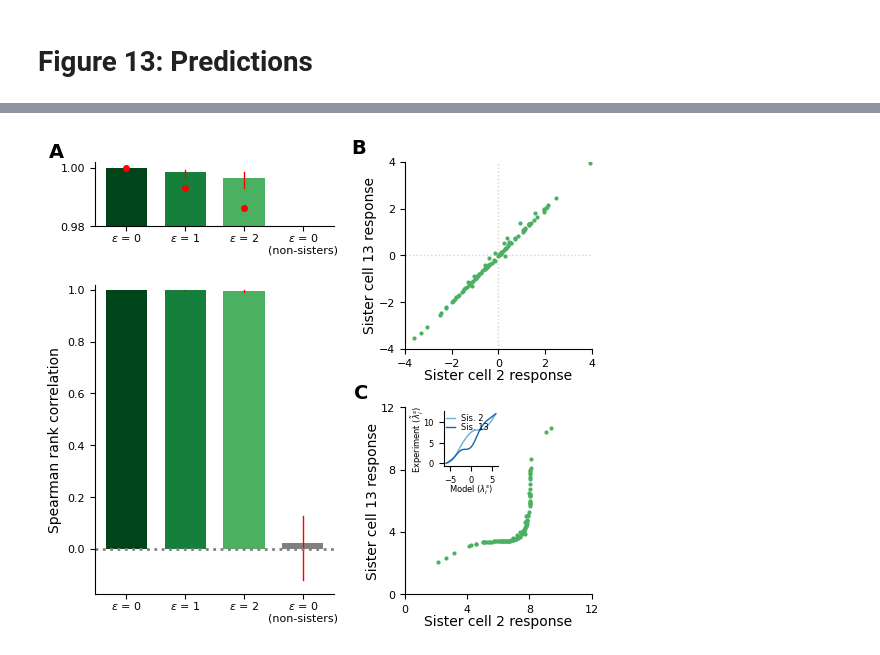
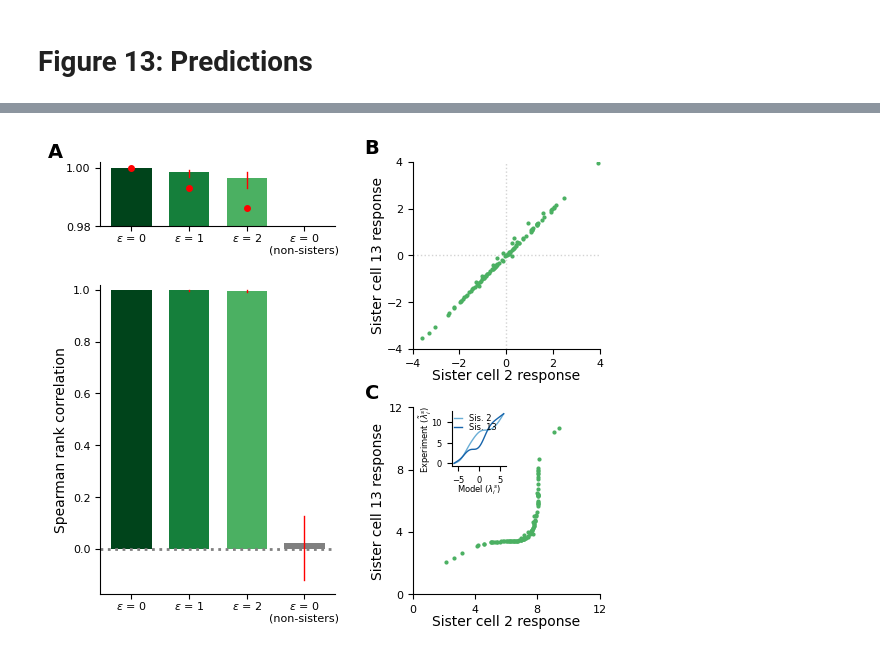
Before and after one commit to stootoon/sister-mcs-release, a Jupyter notebook: make_figures.ipynb, the cells around one changed output, grey strips where cells are left out. Cells and saved outputs as stored; diff of their text form; code cells hidden in the pictures.

```diff
--- a/make_figures.ipynb
+++ b/make_figures.ipynb
@@ -217,5 +220,5 @@ for seed in [82]:
         loader_fun = lambda: pred.load_data(mon_x_rng = [-6,6], mon_sd=2, mon_seed = seed, mon_margin=1.02, zero_mean = False),
         force_compute = force_compute
     )
-    pred.plot_predictions(data, which_example = "med")
+    pred.plot_predictions(data, which_example = "med", ylabel_args={"labelpad":0}, plabel_args={"dy":0.02,"dx":[-0.03,0.025,-0.01]})
 # %% [output]
@@ -241 +244 @@ for seed in [82]:
-[figure, old version]
+[figure, new version]
```
Also changed, not shown: parts of 12 cells of this notebook.
